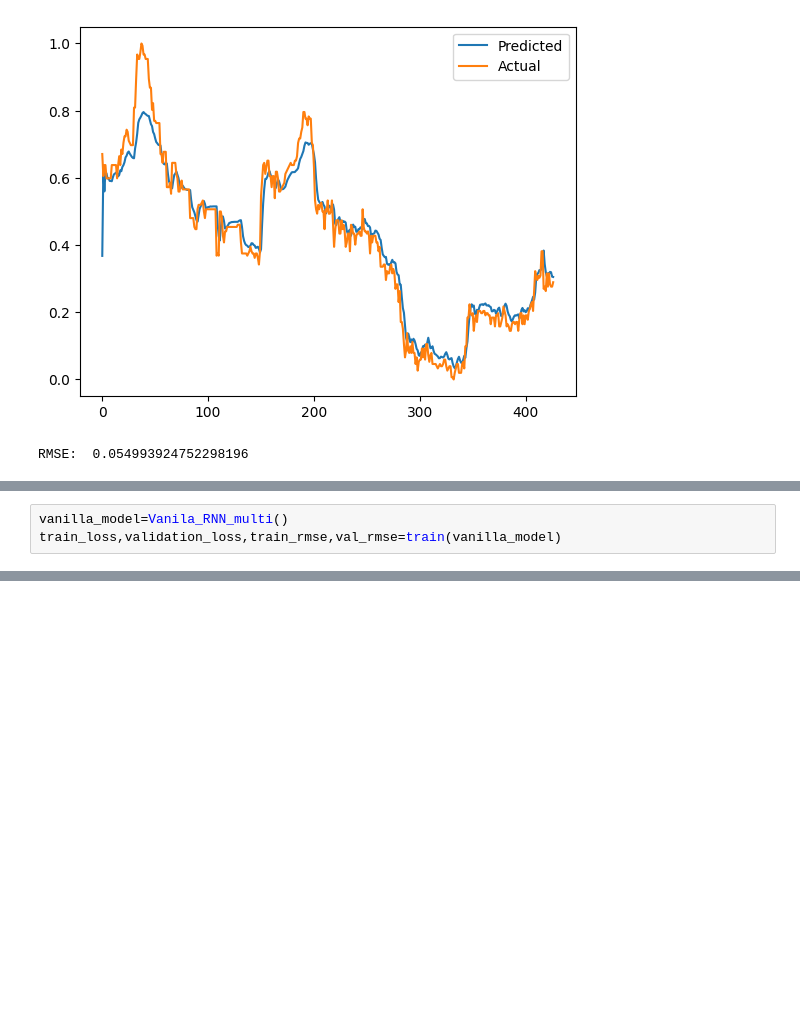
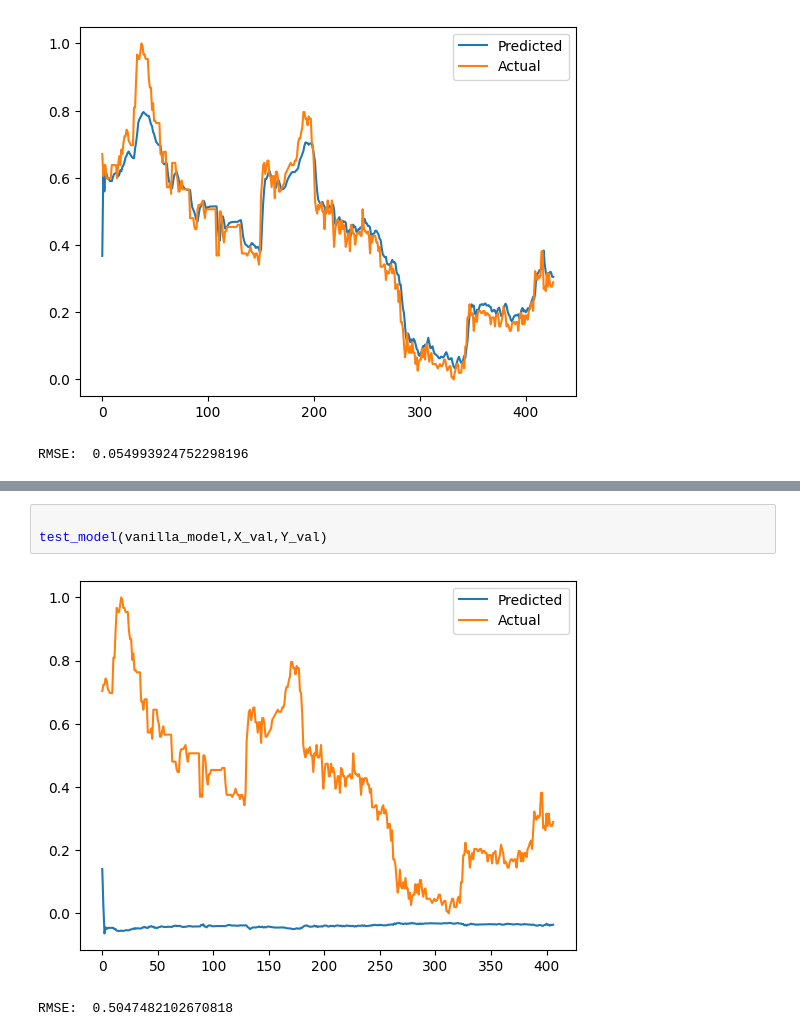
Before and after one commit to thethomasam/DL-Assignmnet-3-RNN, a Jupyter notebook: Assignment-3F.ipynb, the cells around one changed output, grey strips where cells are left out. Drawn from its saved outputs; the diff is of its cells as text; blank space fills up the shorter version.

```diff
--- a/Assignment-3F.ipynb
+++ b/Assignment-3F.ipynb
@@ -482,5 +458,2 @@ val_y=val_y[:,:-1]
 X_val=pre_process_data(val_x)
 Y_val=pre_process_data(val_y)
-# %%
-vanilla_model=Vanila_RNN_multi()
-train_loss,validation_loss,train_rmse,val_rmse=train(vanilla_model)
@@ -526,0 +470,6 @@ RMSE:  0.010924174741707026
+# %%
+
+test_model(vanilla_model,X_val,Y_val)
+# %% [output]
+[figure, added]
+RMSE:  0.5047482102670818
```
Also changed, not shown: parts of 13 cells of this notebook.
